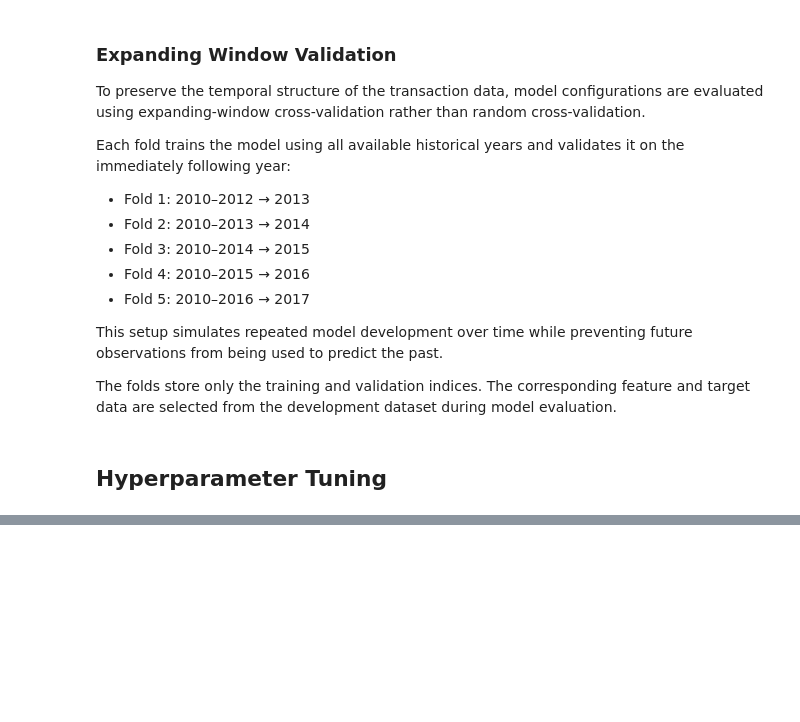
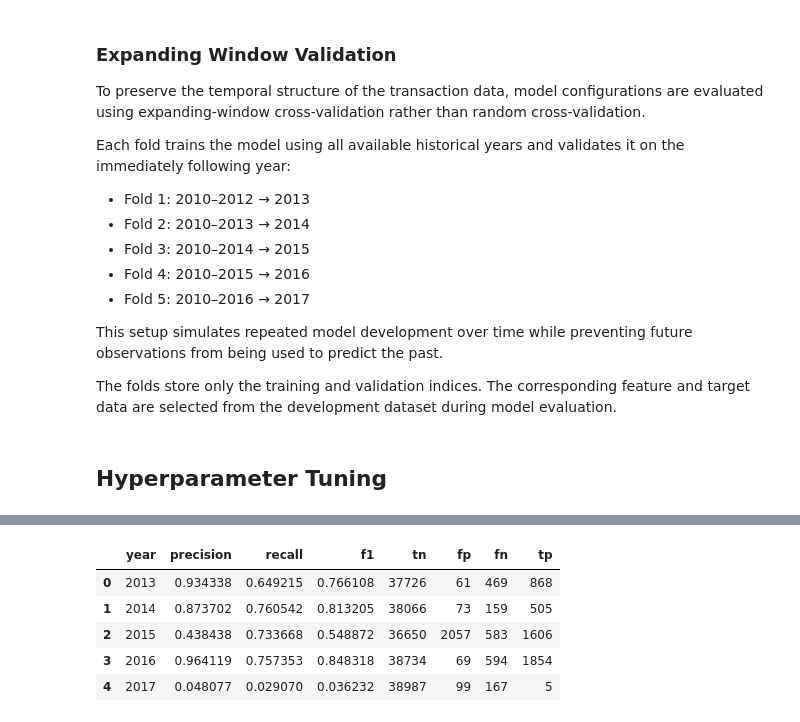
Before and after one commit to martynawieruszewska/finsight-fintech-analytics, a Jupyter notebook: notebooks/ml/06_gradient_boosting_tuning.ipynb, the cells around one changed output, grey strips where cells are left out. Drawn from its saved outputs; the diff is of its cells as text; code cells hidden in the pictures; blank space fills up the shorter version.

```diff
--- a/notebooks/ml/06_gradient_boosting_tuning.ipynb
+++ b/notebooks/ml/06_gradient_boosting_tuning.ipynb
@@ -253,16 +267,0 @@ Do not change the model or preprocessing yet.
-# %%
-train_indices, val_indices = folds[4]
-
-X_train = X_development.iloc[train_indices]
-y_train = y_development.iloc[train_indices]
-
-X_val = X_development.iloc[val_indices]
-y_val = y_development.iloc[val_indices]
-
-X_train, X_val = encode_categorical_features(X_train, X_val)
-X_train, X_val = handle_missing_values(X_train, X_val)
-
-gb = GradientBoostingClassifier(max_depth=6, random_state=42)
-gb.fit(X_train, y_train)
-
-gb_md_5 = evaluate_model(gb, X_val, y_val, "gb_md_5")
@@ -453,0 +294,46 @@ feature_shift
+# %%
+fold_results = []
+
+validation_years = [2013, 2014, 2015, 2016, 2017]
+
+for (train_indices, val_indices), year in zip(folds, validation_years):
+    X_train = X_development.iloc[train_indices].copy()
+    y_train = y_development.iloc[train_indices]
+
+    X_val = X_development.iloc[val_indices].copy()
+    y_val = y_development.iloc[val_indices]
+
+    X_train["mcc_key"] = X_train["mcc_key"].astype(str)
+    X_val["mcc_key"] = X_val["mcc_key"].astype(str)
+
+    X_train, X_val = encode_categorical_features(X_train, X_val)
+    X_train, X_val = handle_missing_values(X_train, X_val)
+
+    gb = GradientBoostingClassifier(max_depth=6, random_state=42)
+    gb.fit(X_train, y_train)
+
+    y_pred = gb.predict(X_val)
+
+    tn, fp, fn, tp = confusion_matrix(y_val, y_pred).ravel()
+
+    fold_results.append({
+        "year": year,
+        "precision": precision_score(y_val, y_pred),
+        "recall": recall_score(y_val, y_pred),
+        "f1": f1_score(y_val, y_pred),
+        "tn": tn,
+        "fp": fp,
+        "fn": fn,
+        "tp": tp
+    })
+
+fold_results = pd.DataFrame(fold_results)
+
+fold_results
+# %% [output]
+|  | year | precision | recall | f1 | tn | fp | fn | tp |
+| 0 | 2013 | 0.934338 | 0.649215 | 0.766108 | 37726 | 61 | 469 | 868 |
+| 1 | 2014 | 0.873702 | 0.760542 | 0.813205 | 38066 | 73 | 159 | 505 |
+| 2 | 2015 | 0.438438 | 0.733668 | 0.548872 | 36650 | 2057 | 583 | 1606 |
+| 3 | 2016 | 0.964119 | 0.757353 | 0.848318 | 38734 | 69 | 594 | 1854 |
+| 4 | 2017 | 0.048077 | 0.029070 | 0.036232 | 38987 | 99 | 167 | 5 |
```
Also changed, not shown: parts of 31 cells of this notebook.
